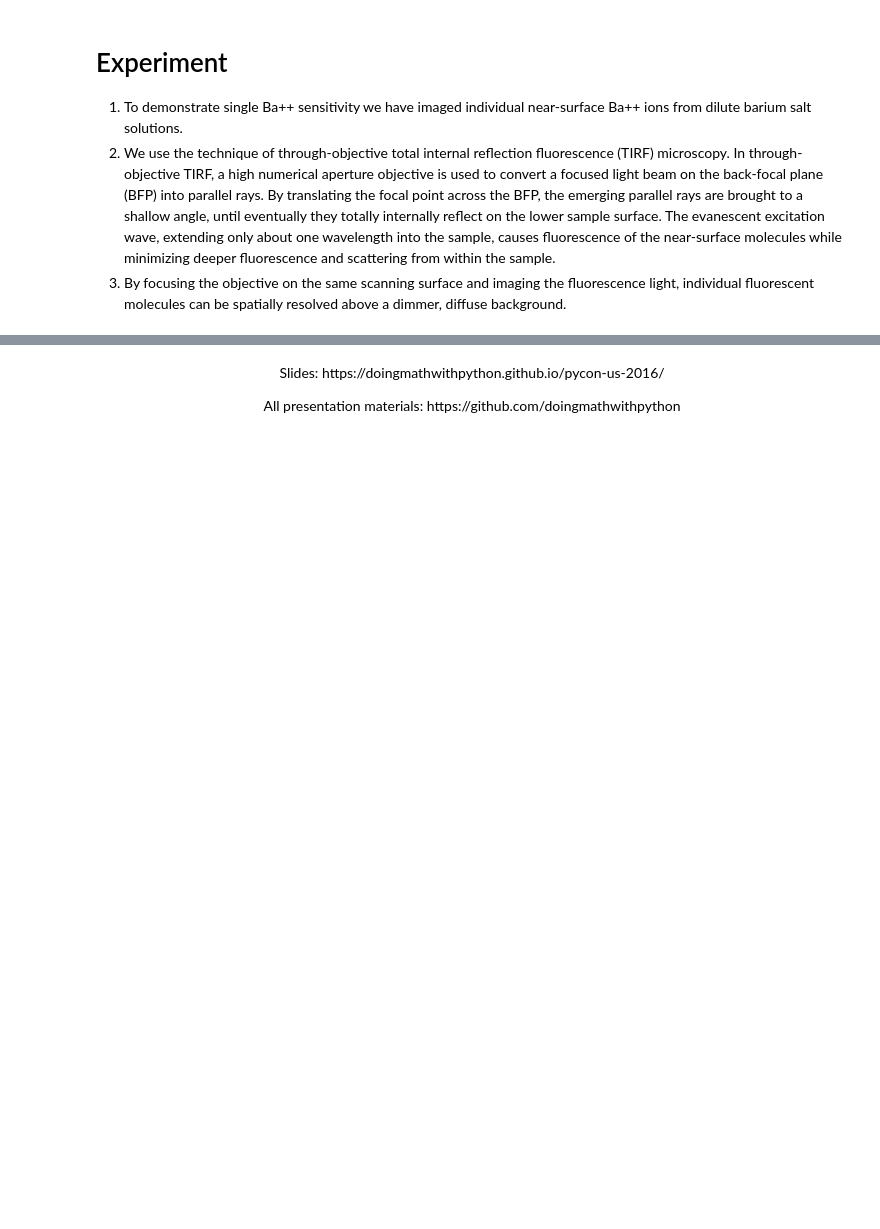
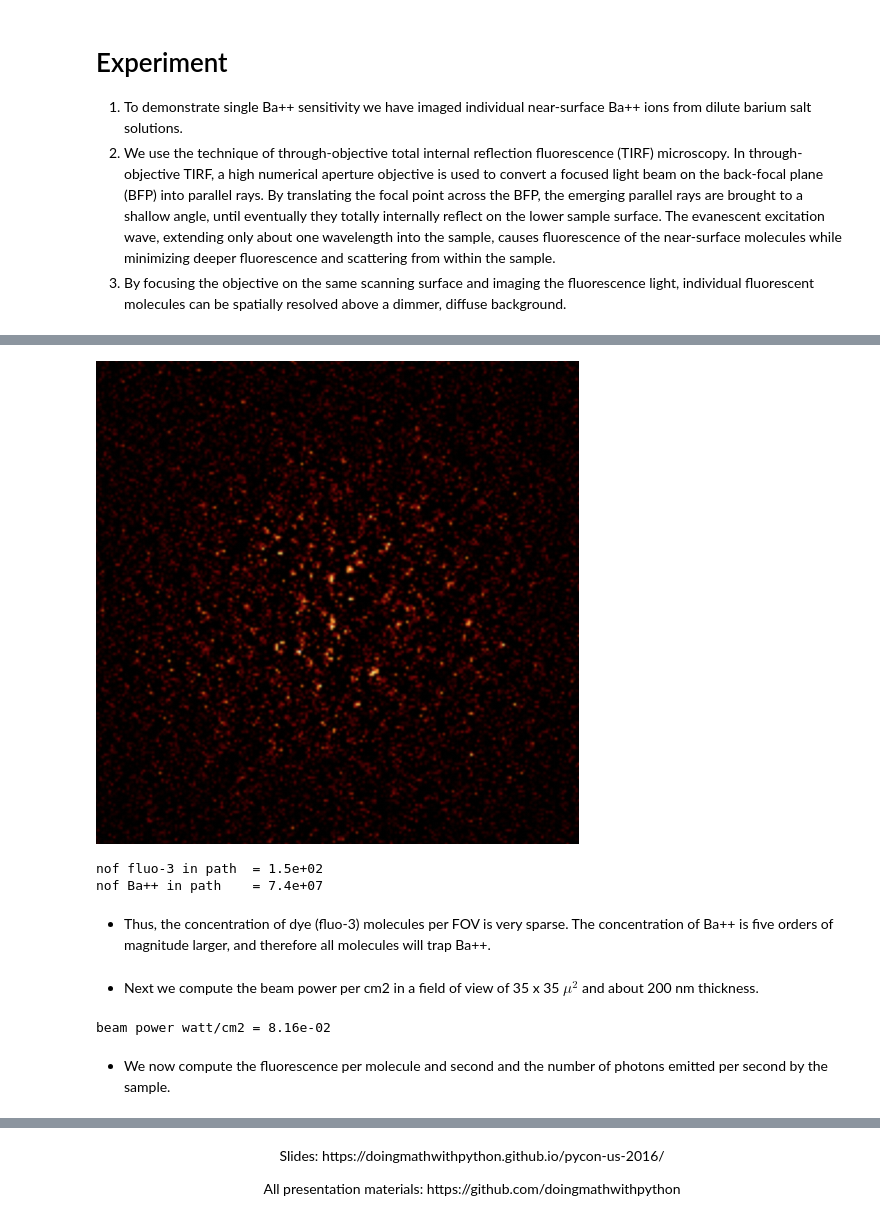
Before and after one commit to jjgomezcadenas/FluorescenceIntroSlides, a Jupyter notebook: index.ipynb, the cells around one changed output, grey strips where cells are left out. Saved outputs shown, nothing was run; the diff lists cells and outputs as text; code cells hidden in the pictures; blank space fills up the shorter version.

```diff
--- a/index.ipynb
+++ b/index.ipynb
@@ -413,0 +424,30 @@ The apparatus is an [Olympus IX-70 inverted fluorescence microscope frame](https
+# %%
+Image("img/prlFOV.png")
+# %% [output]
+[figure, added]
+# %%
+# Using TIRF one is scanning about 200 nm of the sample's thickness.
+dye_v  = (35)**2 * 0.2 * micron3
+
+# concentration of Fluo-3
+dye_c  = 1 * nanomole/l
+print('nof fluo-3 in path  = {0:5.1e}'.format(n_molecules(dye_c, dye_v)))
+
+#concentration of Ba++
+dye_b  = 500 * micromole/l
+print('nof Ba++ in path    = {0:5.1e}'.format(n_molecules(dye_b, dye_v)))
+# %% [output]
+nof fluo-3 in path  = 1.5e+02
+nof Ba++ in path    = 7.4e+07
+# %% [markdown]
+- Thus, the concentration of dye (fluo-3) molecules per FOV is very sparse. The concentration of Ba++ is five orders of magnitude larger, and therefore all molecules will trap Ba++.
+# %% [markdown]
+- Next we compute the beam power per cm2 in a field of view of 35 x 35 $\mu^2$ and about 200 nm thickness.
+# %%
+area = (35*35 * micron * micron)
+p = 1 * microwatt  / area
+print('beam power watt/cm2 = {0:5.2e} '.format(p/(watt/cm2)))
+# %% [output]
+beam power watt/cm2 = 8.16e-02
+# %% [markdown]
+- We now compute the fluorescence per molecule and second and the number of photons emitted per second by the sample.
```
Also changed, not shown: parts of 81 cells of this notebook, 5 other files.
